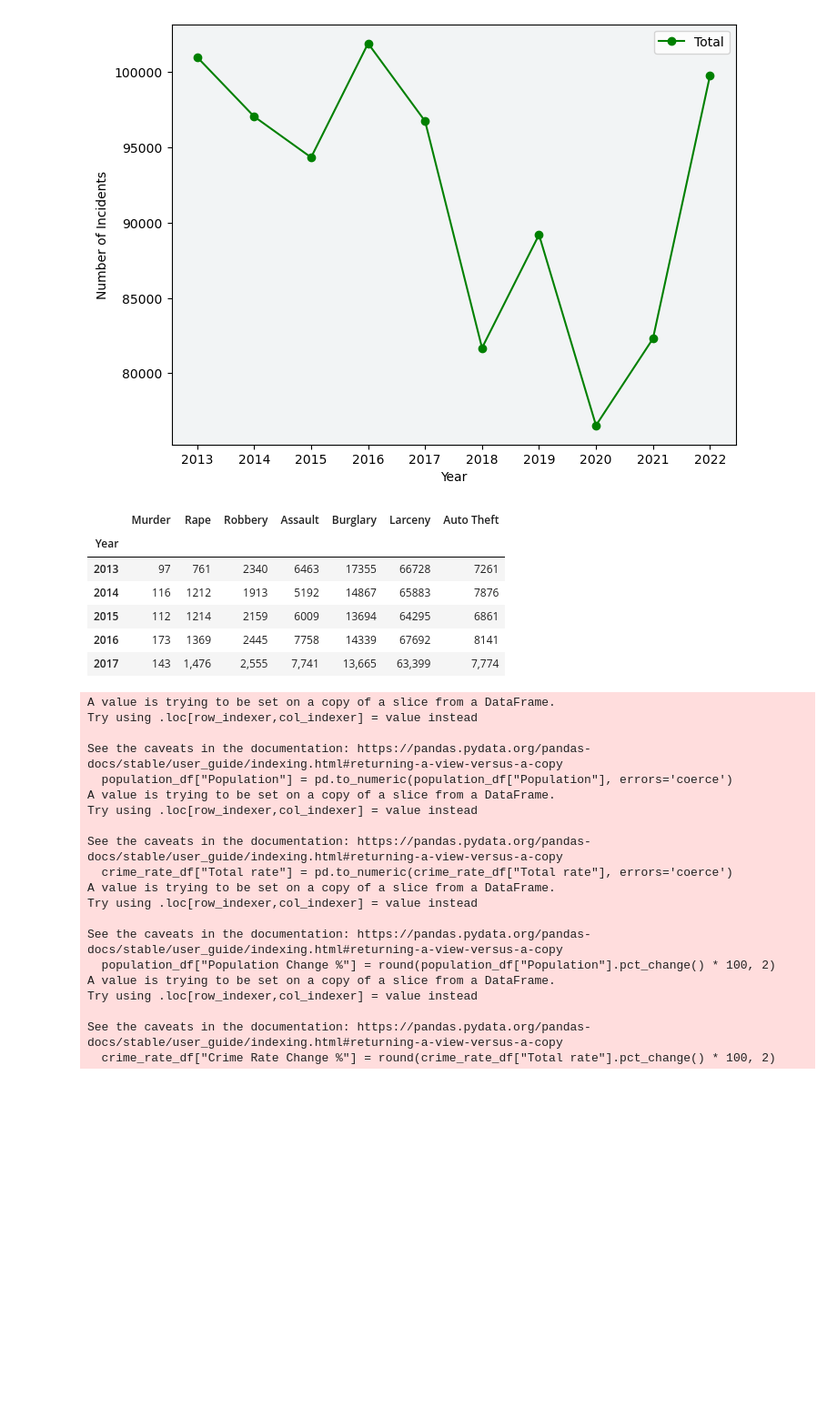
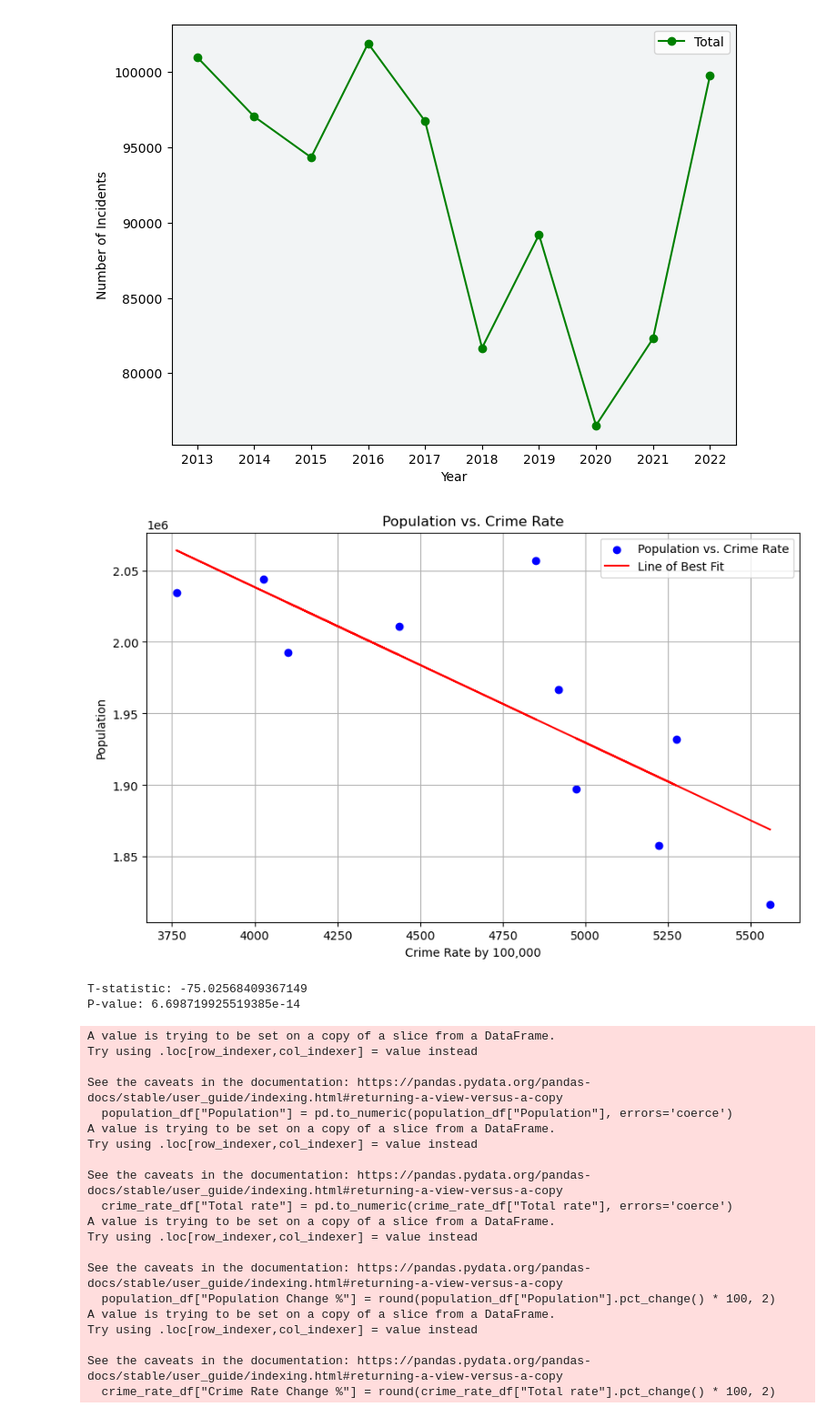
Before and after one commit to sunnimae/project-one, a Jupyter notebook: SanAntonio_crime.ipynb, the cells around one changed output. Shown: that part at 91% size. Cells and saved outputs as stored; diff of their text form; code cells hidden in the pictures; blank space fills up the shorter version.

```diff
--- a/Untitled.ipynb
+++ b/SanAntonio_crime.ipynb
@@ -61,15 +63,29 @@ plt.show()
 [figure]
 # %%
 #create scatter plot with line of best fit comparing crime rates to population
-total.head()
+plt.figure(figsize=(10, 6))
+plt.scatter(crime_data['Total rate'], crime_data['Population'], color='blue', label='Population vs. Crime Rate')
+
+# Fit a line of best fit
+fit = np.polyfit(crime_data['Total rate'], crime_data['Population'], 1)
+fit_fn = np.poly1d(fit)
+plt.plot(crime_data['Total rate'], fit_fn(crime_data['Total rate']), color='red', label='Line of Best Fit')
+
+plt.title("Population vs. Crime Rate")
+plt.xlabel("Crime Rate by 100,000")
+plt.ylabel("Population")
+plt.legend()
+plt.grid(True)
+plt.show()
 # %% [output]
-|  | Murder | Rape | Robbery | Assault | Burglary | Larceny | Auto Theft |
-| Year |  |  |  |  |  |  |  |
-| 2013 | 97 | 761 | 2340 | 6463 | 17355 | 66728 | 7261 |
-| 2014 | 116 | 1212 | 1913 | 5192 | 14867 | 65883 | 7876 |
-| 2015 | 112 | 1214 | 2159 | 6009 | 13694 | 64295 | 6861 |
-| 2016 | 173 | 1369 | 2445 | 7758 | 14339 | 67692 | 8141 |
-| 2017 | 143 | 1,476 | 2,555 | 7,741 | 13,665 | 63,399 | 7,774 |
+[figure, added]
+# %%
+t_stat, p_value = stats.ttest_ind(crime_data["Total rate"], crime_data["Population"], equal_var=False)
+print("T-statistic:", t_stat)
+print("P-value:", p_value)
+# %% [output]
+T-statistic: -75.02568409367149
+P-value: 6.698719925519385e-14
 # %%
 # Calculate the population and crime rate change of the metropolitan city over 10 years
 # Selecting relevant columns from crime_data
```
Also changed, not shown: parts of 5 cells of this notebook.
